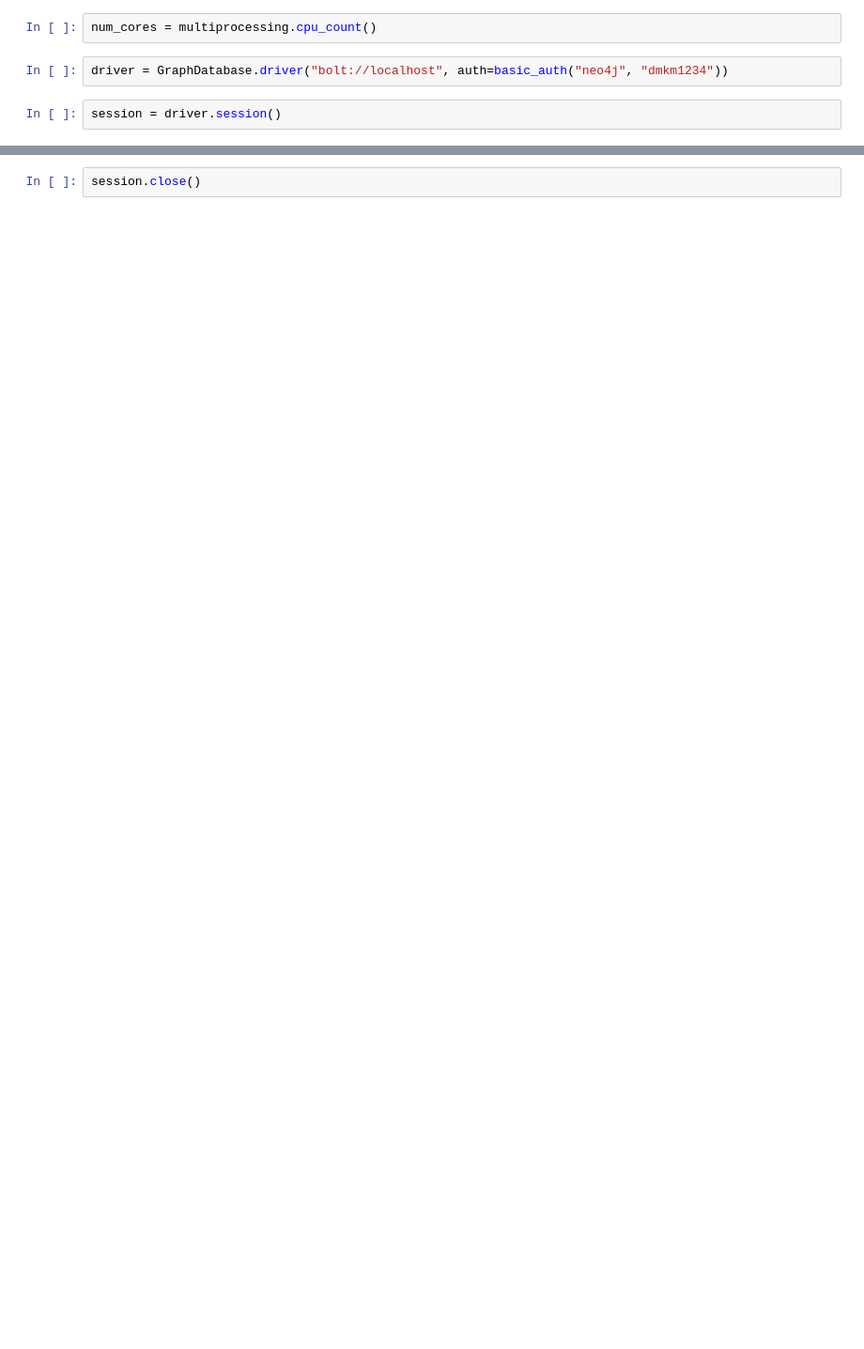
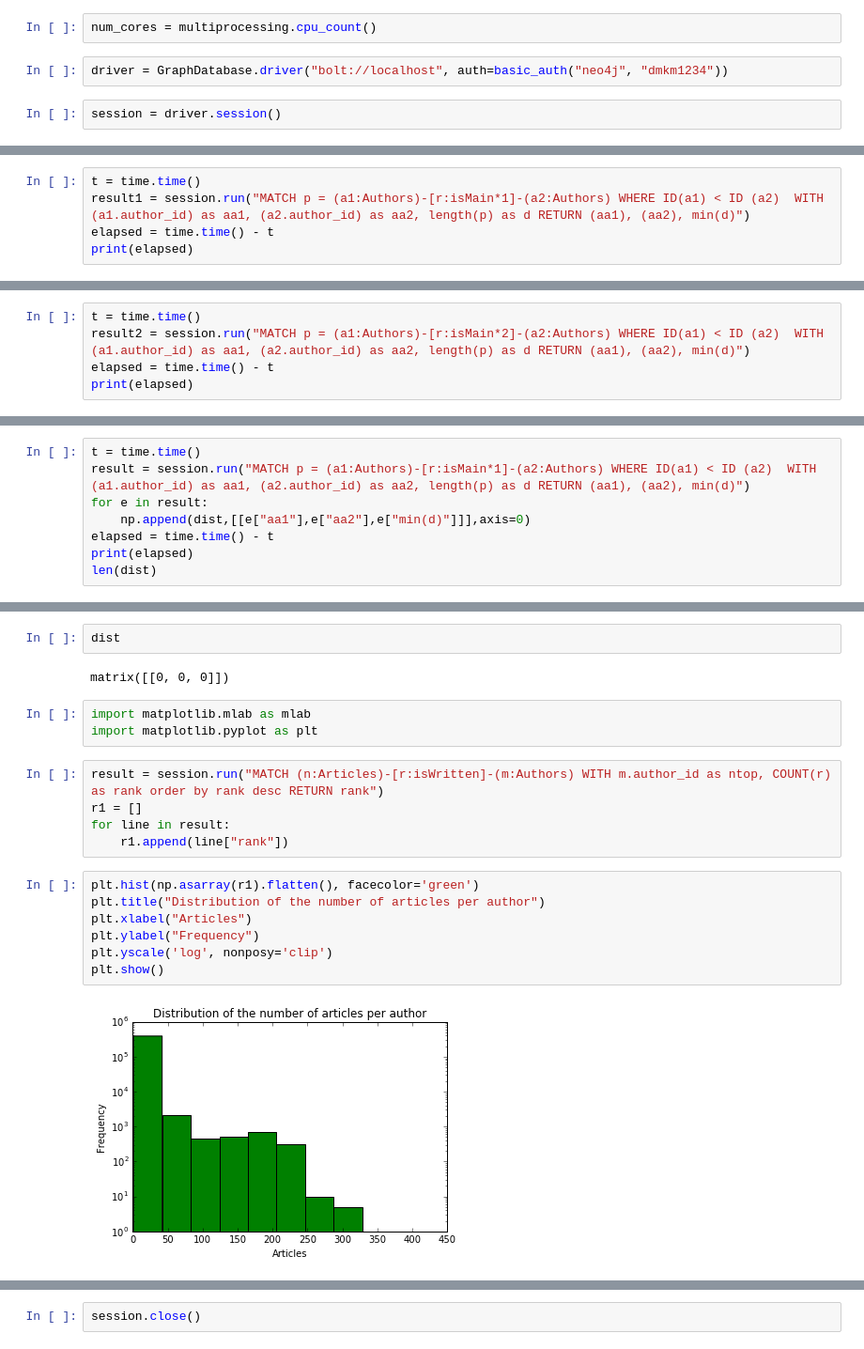
Before and after one commit to CarlosLopezRoa/WebOfScience4J, a Jupyter notebook: Py2Neo.ipynb, the cells around one changed output, grey strips where cells are left out. Shown: that part at 94% size. Saved outputs shown, nothing was run; the diff lists cells and outputs as text; blank space fills up the shorter version.

```diff
--- a/Py2Neo.ipynb
+++ b/Py2Neo.ipynb
@@ -20,0 +51,5 @@ print(elapsed)
+# %%
+t = time.time()
+result1 = session.run("MATCH p = (a1:Authors)-[r:isMain*1]-(a2:Authors) WHERE ID(a1) < ID (a2)  WITH (a1.author_id) as aa1, (a2.author_id) as aa2, length(p) as d RETURN (aa1), (aa2), min(d)")
+elapsed = time.time() - t
+print(elapsed)
@@ -20,0 +58,5 @@ print(elapsed)
+# %%
+t = time.time()
+result2 = session.run("MATCH p = (a1:Authors)-[r:isMain*2]-(a2:Authors) WHERE ID(a1) < ID (a2)  WITH (a1.author_id) as aa1, (a2.author_id) as aa2, length(p) as d RETURN (aa1), (aa2), min(d)")
+elapsed = time.time() - t
+print(elapsed)
@@ -20,0 +67,8 @@ print(elapsed)
+# %%
+t = time.time()
+result = session.run("MATCH p = (a1:Authors)-[r:isMain*1]-(a2:Authors) WHERE ID(a1) < ID (a2)  WITH (a1.author_id) as aa1, (a2.author_id) as aa2, length(p) as d RETURN (aa1), (aa2), min(d)")
+for e in result:
+    np.append(dist,[[e["aa1"],e["aa2"],e["min(d)"]]],axis=0)
+elapsed = time.time() - t
+print(elapsed)
+len(dist)
@@ -20,0 +97,21 @@ print(elapsed)
+# %%
+dist
+# %% [output]
+matrix([[0, 0, 0]])
+# %%
+import matplotlib.mlab as mlab
+import matplotlib.pyplot as plt
+# %%
+result = session.run("MATCH (n:Articles)-[r:isWritten]-(m:Authors) WITH m.author_id as ntop, COUNT(r) as rank order by rank desc RETURN rank")
+r1 = []
+for line in result:
+    r1.append(line["rank"])
+# %%
+plt.hist(np.asarray(r1).flatten(), facecolor='green')
+plt.title("Distribution of the number of articles per author")
+plt.xlabel("Articles")
+plt.ylabel("Frequency")
+plt.yscale('log', nonposy='clip')
+plt.show()
+# %% [output]
+[figure, added]
```
Also changed, not shown: parts of 14 cells of this notebook.
